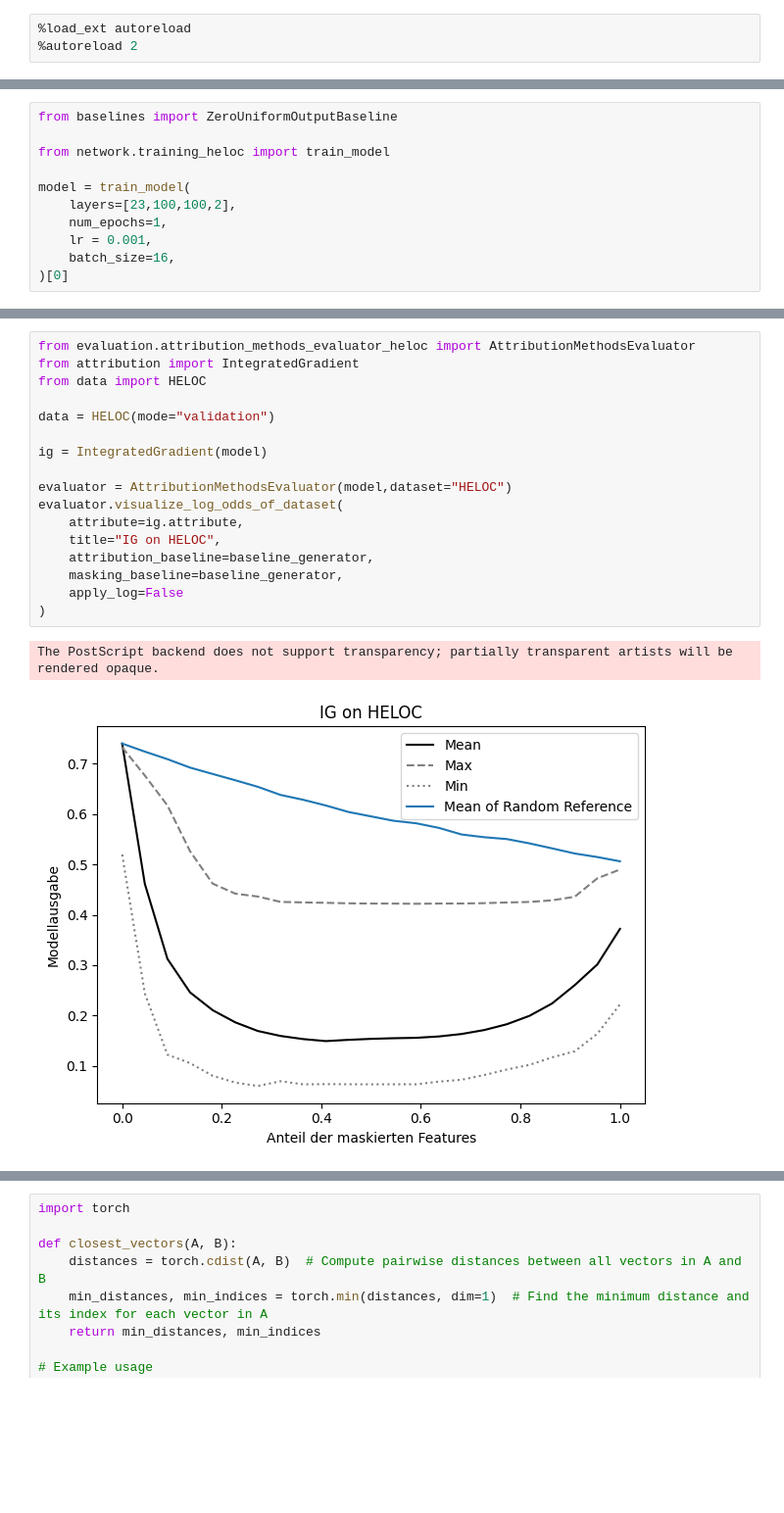
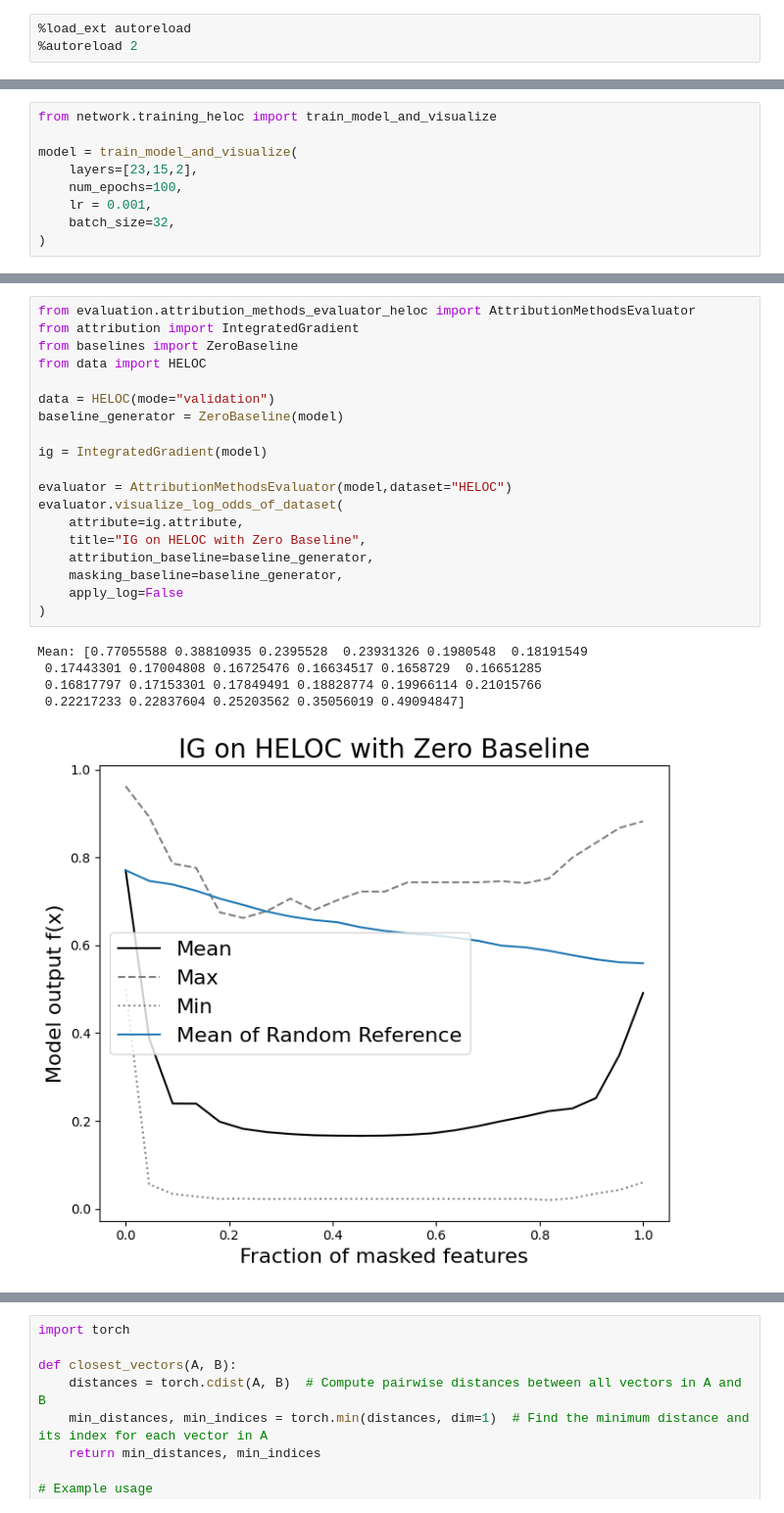
Before and after one commit to mrschmdt/XAI-baselines, a Jupyter notebook: baseline_test.ipynb, the cells around one changed output, grey strips where cells are left out. Shown at 98% size. Saved outputs shown, nothing was run; the diff lists cells and outputs as text; blank space fills up the shorter version.

```diff
--- a/baseline_test.ipynb
+++ b/baseline_test.ipynb
@@ -4,13 +6,11 @@
 # %%
-from baselines import ZeroUniformOutputBaseline
+from network.training_heloc import train_model_and_visualize
 
-from network.training_heloc import train_model
-
-model = train_model(
-    layers=[23,100,100,2],
-    num_epochs=1,
+model = train_model_and_visualize(
+    layers=[23,15,2],
+    num_epochs=100,
     lr = 0.001,
-    batch_size=16,
-)[0]
+    batch_size=32,
+)
 # %% [output]
 Final metrics:
@@ -44,20 +32,25 @@ prediction: tensor([0.5001, 0.4999])
 # %%
 from evaluation.attribution_methods_evaluator_heloc import AttributionMethodsEvaluator
 from attribution import IntegratedGradient
+from baselines import ZeroBaseline
 from data import HELOC
 
 data = HELOC(mode="validation")
+baseline_generator = ZeroBaseline(model)
 
 ig = IntegratedGradient(model)
 
 evaluator = AttributionMethodsEvaluator(model,dataset="HELOC")
 evaluator.visualize_log_odds_of_dataset(
     attribute=ig.attribute,
-    title="IG on HELOC",
+    title="IG on HELOC with Zero Baseline",
     attribution_baseline=baseline_generator,
     masking_baseline=baseline_generator,
     apply_log=False
 )
 # %% [output]
-The PostScript backend does not support transparency; partially transparent artists will be rendered opaque.
+Mean: [0.77055588 0.38810935 0.2395528  0.23931326 0.1980548  0.18191549
+ 0.17443301 0.17004808 0.16725476 0.16634517 0.1658729  0.16651285
+ 0.16817797 0.17153301 0.17849491 0.18828774 0.19966114 0.21015766
+ 0.22217233 0.22837604 0.25203562 0.35056019 0.49094847]
-[figure, old version]
+[figure, new version]
```
Also changed, not shown: parts of 10 cells of this notebook, 5 other files.
